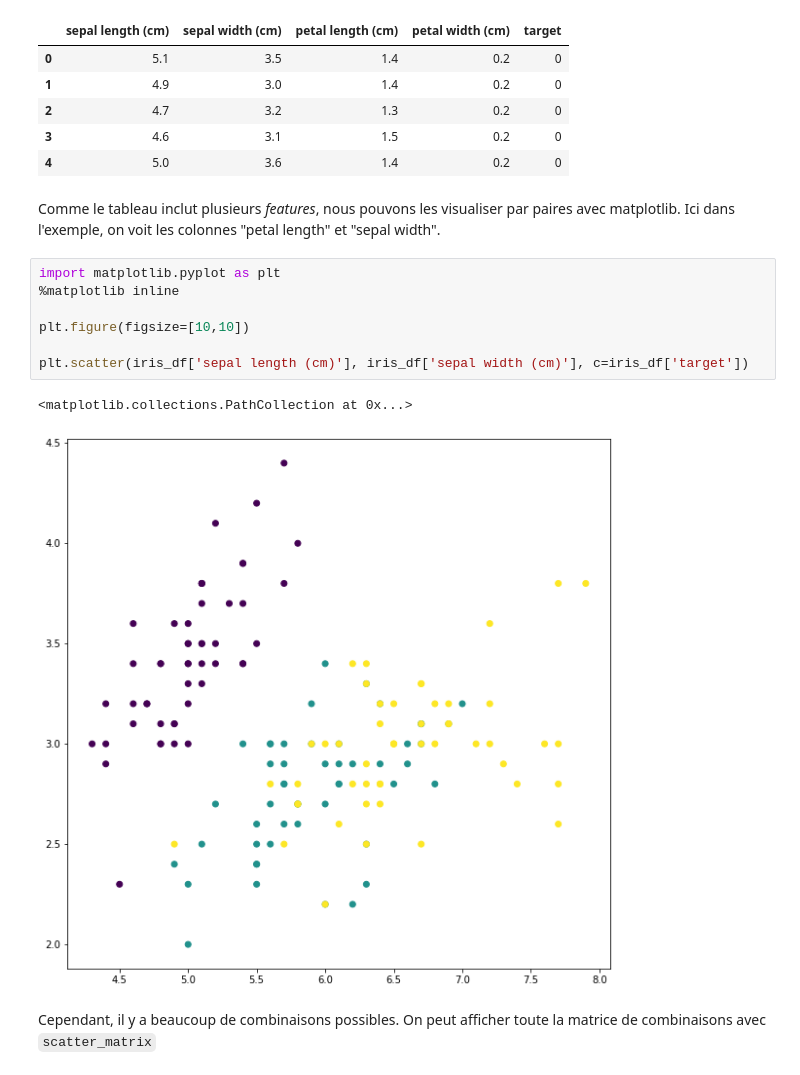
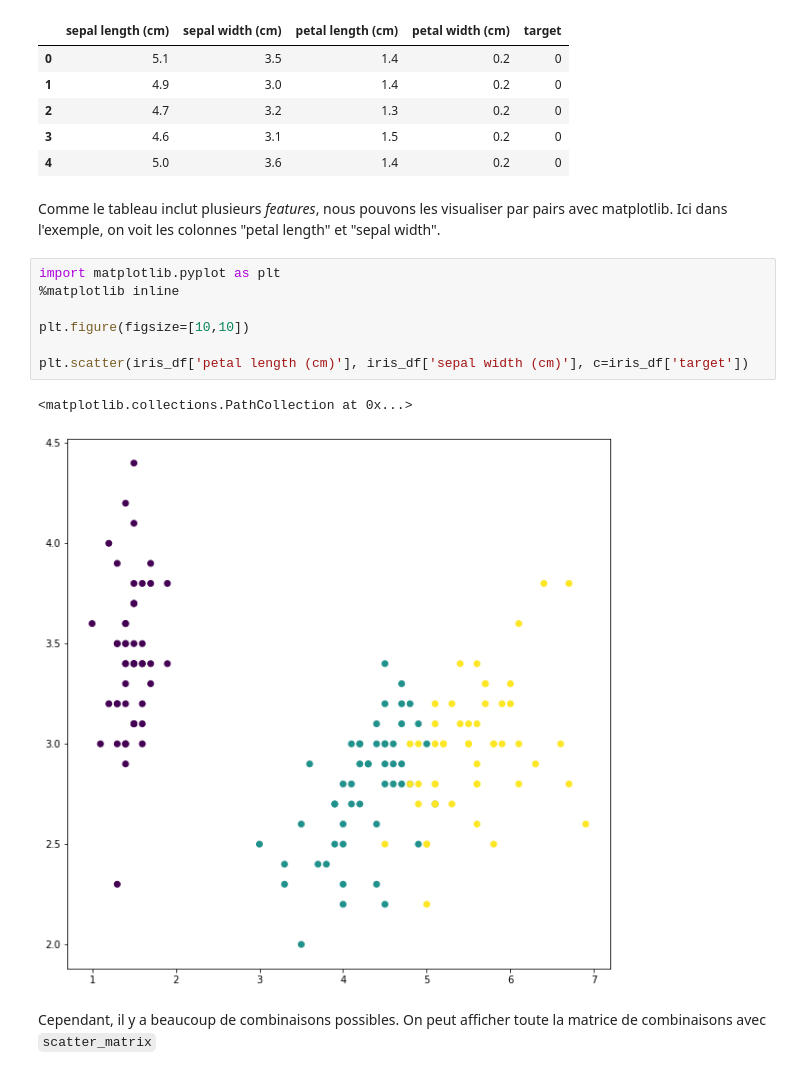
Before and after one commit to mkirschpin/CoursPython, a Jupyter notebook: solutions/Exo7.ipynb, the cells around one changed output. Cells and saved outputs as stored; diff of their text form.

```diff
--- a/solutions/Exo7.ipynb
+++ b/solutions/Exo7.ipynb
@@ -64,17 +62,17 @@ iris_df.head()
 | 3 | 4.6 | 3.1 | 1.5 | 0.2 | 0 |
 | 4 | 5.0 | 3.6 | 1.4 | 0.2 | 0 |
 # %% [markdown]
-Comme le tableau inclut plusieurs *features*, nous pouvons les visualiser par paires avec matplotlib. Ici dans l'exemple, on voit les colonnes "petal length" et "sepal width".
+Comme le tableau inclut plusieurs *features*, nous pouvons les visualiser par pairs avec matplotlib. Ici dans l'exemple, on voit les colonnes "petal length" et "sepal width".
 # %%
 import matplotlib.pyplot as plt
 %matplotlib inline
 
 plt.figure(figsize=[10,10])
 
-plt.scatter(iris_df['sepal length (cm)'], iris_df['sepal width (cm)'], c=iris_df['target'])
+plt.scatter(iris_df['petal length (cm)'], iris_df['sepal width (cm)'], c=iris_df['target'])
 # %% [output]
 <matplotlib.collections.PathCollection at 0x...>
-[figure, old version]
+[figure, new version]
 # %% [markdown]
 Cependant, il y a beaucoup de combinaisons possibles. On peut afficher toute la matrice de combinaisons avec `scatter_matrix`
 # %%
```
Also changed, not shown: parts of 14 cells of this notebook, 2 other files.
